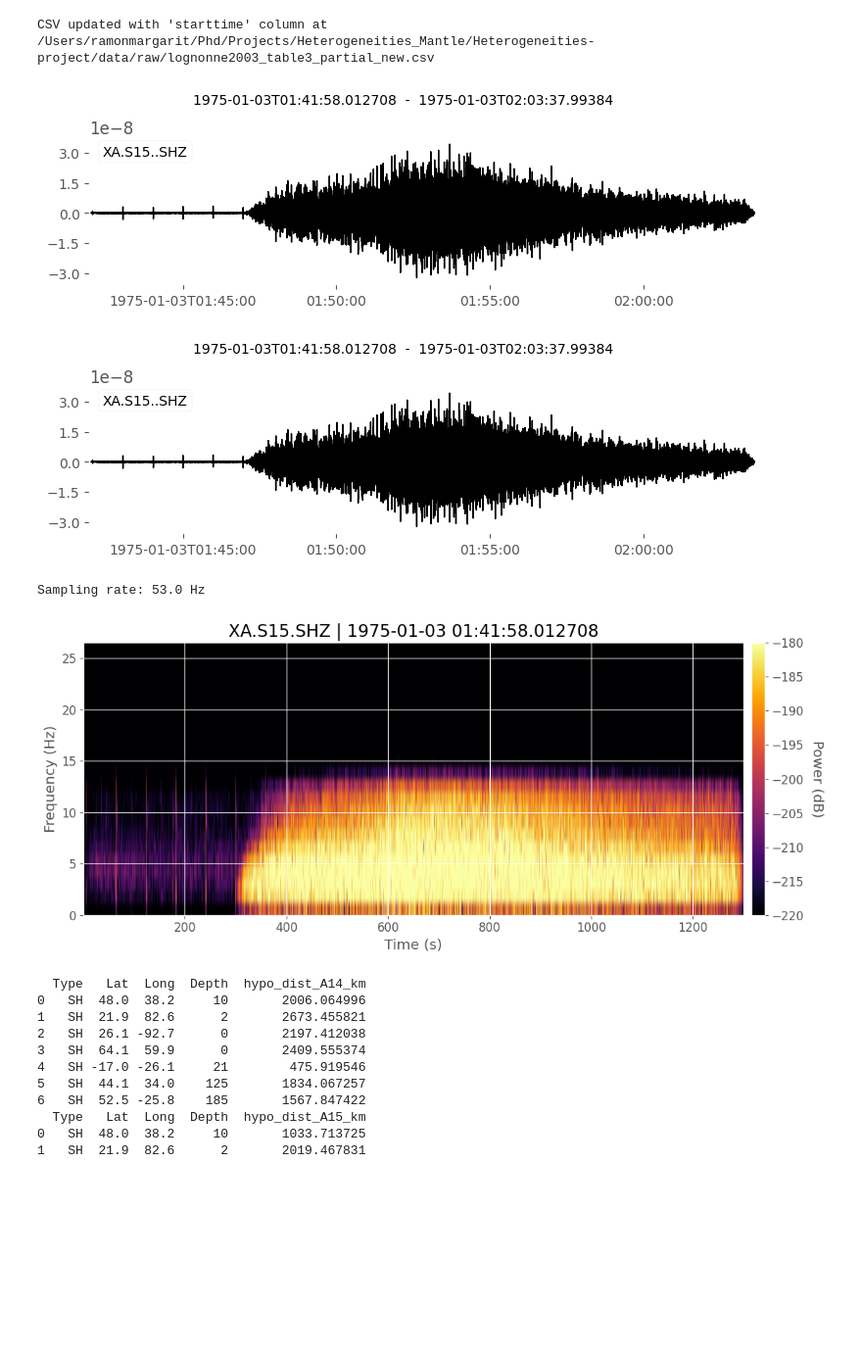
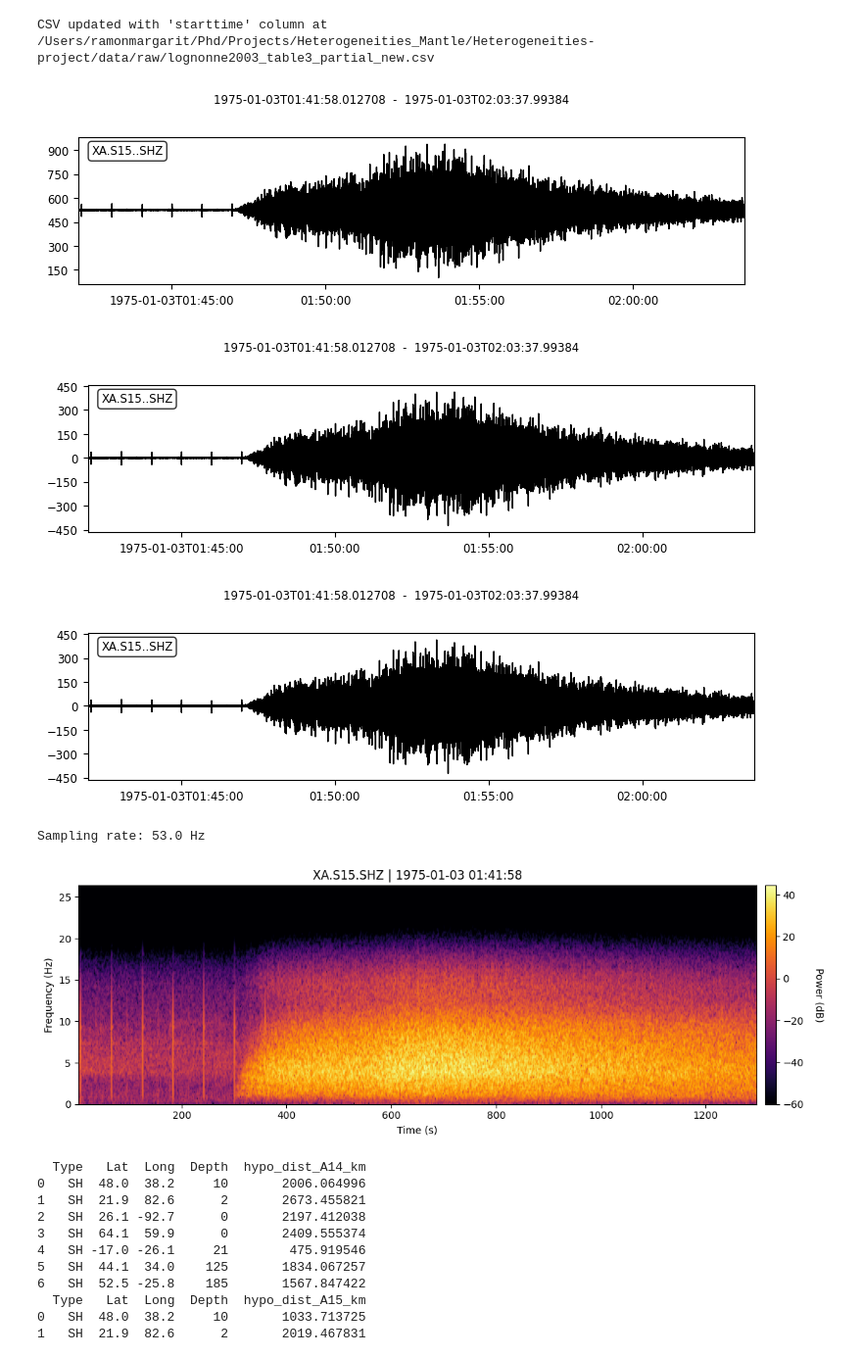
Before and after one commit to RamonMargarit/Heterogeneities-project, a Jupyter notebook: notebooks/SH_lognonne.ipynb, the cells around one changed output. Shown at 98% size. Drawn from its saved outputs; the diff is of its cells as text; code cells hidden in the pictures; blank space fills up the shorter version.

```diff
--- a/notebooks/SH_lognonne.ipynb
+++ b/notebooks/SH_lognonne.ipynb
@@ -33,32 +35,34 @@ CSV updated with 'starttime' column at /Users/ramonmargarit/Phd/Projects/Heterog
 lat_15 = 26.13174
 lon_15 = 3.63803
 # %%
-from heterogeneities.io import view_apollo, plot_spectrogram
+from heterogeneities.io import view_apollo, plot_spectrogram_title, get_Apollo
 from heterogeneities.processing import preprocess_trace, compute_spectrogram
+from obspy import UTCDateTime
 
-trace = view_apollo(
-        stream=None,
+trace = get_Apollo(
         starttime=UTCDateTime("1975-01-03T01:41:58"),
         endtime=UTCDateTime("1975-01-03T01:41:58") + 1300,
-        network="XA",
         station="S15",
         channel="SHZ",
-        location="*",
-        plot_seismogram=False,
-        plot_response=False,
+
     )
 
-trace.plot()
+
 st= trace[0].copy()
+st.plot()
 preprocessed_trace = preprocess_trace(st)
 preprocessed_trace.plot()
-dB, extent, freqs, times = compute_spectrogram(st, window_sec=0.8, db_limits=[-290, -170])
-plot_spectrogram(dB, extent, st, vmin=-220, vmax=-180, show = False)
+preprocessed_trace.filter("bandpass", freqmin=0.1, freqmax=15, corners=4, zerophase=True)
+
+preprocessed_trace.plot()
+dB, extent, freqs, times = compute_spectrogram(preprocessed_trace, window_sec=5, db_limits=None)
+plot_spectrogram_title(dB, extent, preprocessed_trace, vmin=-60, vmax=None, show = False)
 # %% [output]
-[figure, old version]
+[figure, new version]
-[figure, old version]
+[figure, new version]
+[figure, new version]
 Sampling rate: 53.0 Hz
-[figure, old version]
+[figure, added]
 # %%
 R_moon = 1737.4
 import numpy as np
```
Also changed, not shown: parts of 9 cells of this notebook, 5 other files.
